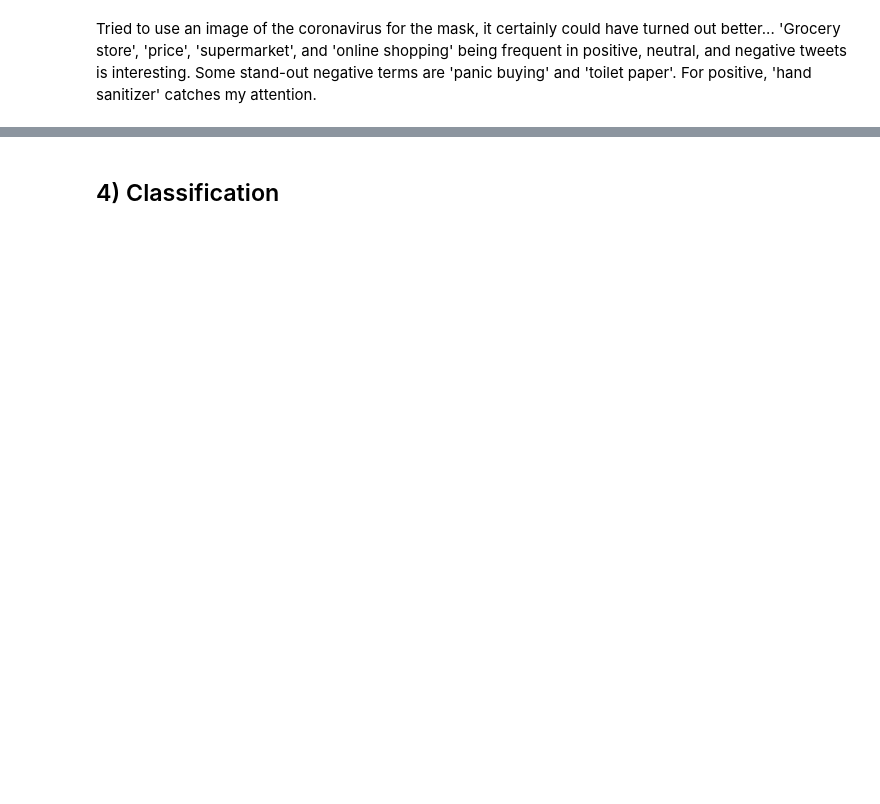
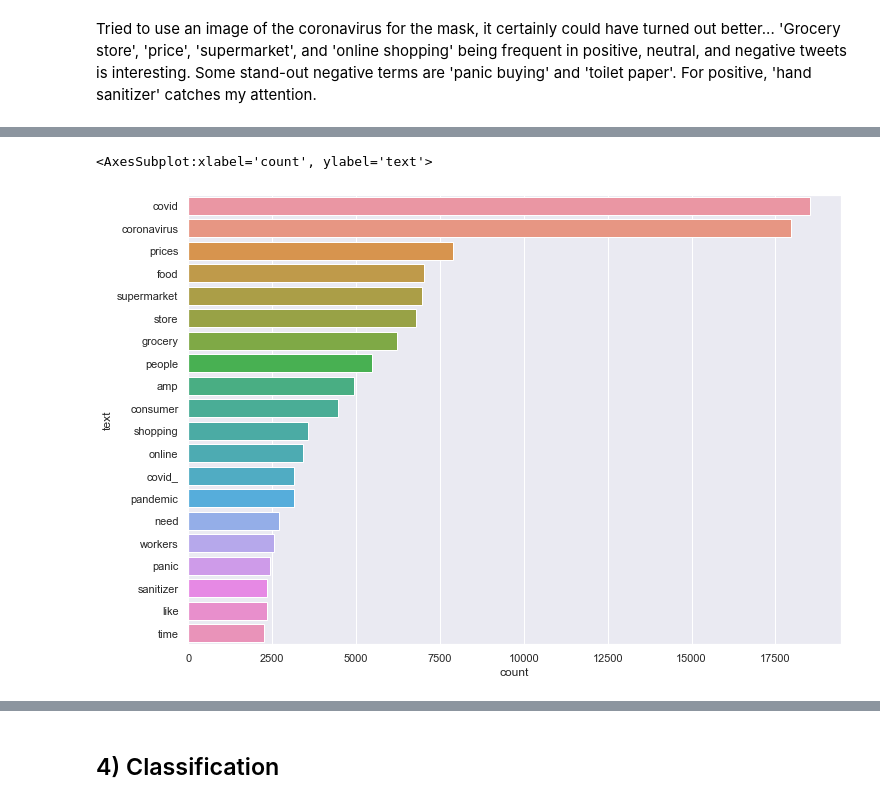
Before and after one commit to cpud/kaggle, a Jupyter notebook: covid/corona_tweets_v6.ipynb, the cells around one changed output, grey strips where cells are left out. Saved outputs shown, nothing was run; the diff lists cells and outputs as text; code cells hidden in the pictures; blank space fills up the shorter version.

```diff
--- a/covid/corona_tweets_v6.ipynb
+++ b/covid/corona_tweets_v6.ipynb
@@ -386,3 +380,17 @@ ax3.axis('off')
 # %% [markdown]
 Tried to use an image of the coronavirus for the mask, it certainly could have turned out better...
 'Grocery store', 'price', 'supermarket', and 'online shopping' being frequent in positive, neutral, and negative tweets is interesting.  Some stand-out negative terms are 'panic buying' and 'toilet paper'. For positive, 'hand sanitizer' catches my attention.
+# %%
+def ngram_df(corpus,nrange,n=None):
+    vec = CountVectorizer(stop_words = 'english',ngram_range=nrange).fit(corpus)
+    bag_of_words = vec.transform(corpus)
+    sum_words = bag_of_words.sum(axis=0)
+    words_freq = [(word, sum_words[0, idx]) for word, idx in vec.vocabulary_.items()]
+    words_freq =sorted(words_freq, key = lambda x: x[1], reverse=True)
+    total_list=words_freq[:n]
+    df=pd.DataFrame(total_list,columns=['text','count'])
+    return df
+# %%
+unigram_df = ngram_df(df['newTweet'],(1,1),20)
+bigram_df = ngram_df(df['newTweet'],(2,2),20)
+trigram_df = ngram_df(df['newTweet'],(3,3),20)
@@ -388,0 +461,7 @@ Tried to use an image of the coronavirus for the mask, it certainly could have t
+# %%
+sns.set(font_scale = 1.3)
+sns.set(rc={'figure.figsize':(11.7,8.27)})
+sns.barplot(data = unigram_df, y = 'text', x = 'count')
+# %% [output]
+<AxesSubplot:xlabel='count', ylabel='text'>
+[figure, added]
```
Also changed, not shown: parts of 36 cells of this notebook.
